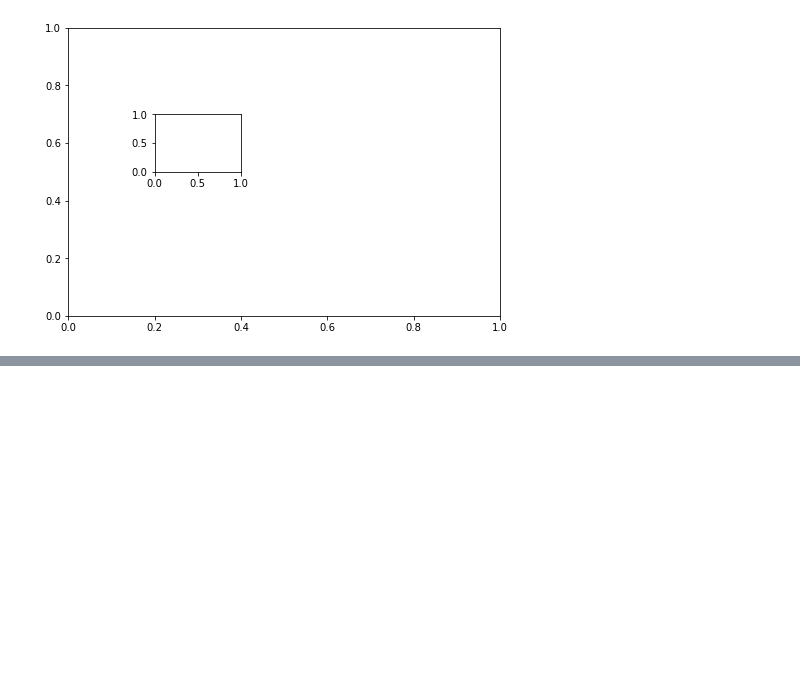
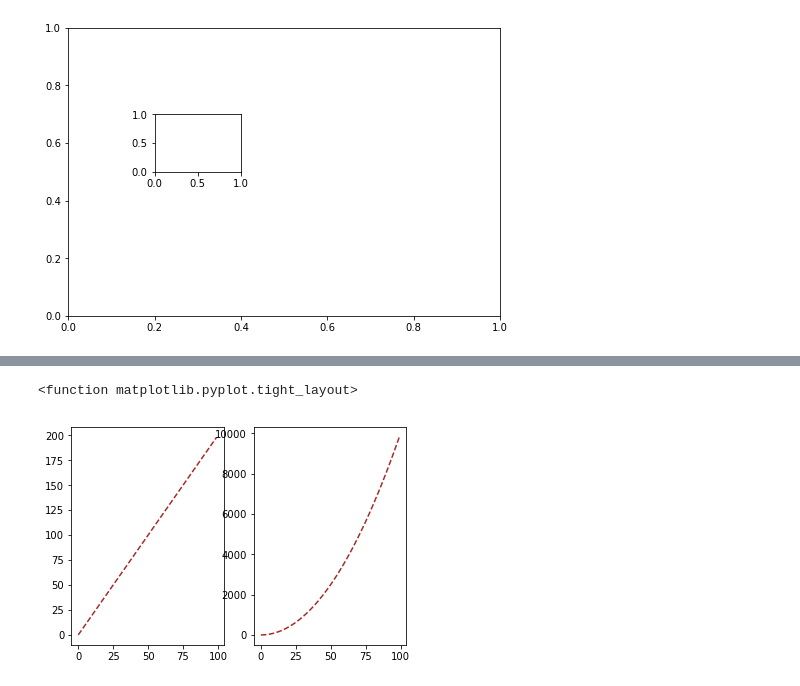
Before and after one commit to rakshithvasudev/Datascience-Prereqs, a Jupyter notebook: Matplotlib/matplotlib plots.ipynb, the cells around one changed output, grey strips where cells are left out. Cells and saved outputs as stored; diff of their text form; code cells hidden in the pictures; blank space fills up the shorter version.

Commit message:
Added subplots

```diff
--- a/Matplotlib/matplotlib plots.ipynb
+++ b/Matplotlib/matplotlib plots.ipynb
@@ -24,0 +35,8 @@ ax2 = fig.add_axes([0.2,0.5,0.2,0.2])
+# %%
+fig, axes = plt.subplots(1,2)
+axes[0].plot(x,y,'brown',ls='--')
+axes[1].plot(x,z,'brown',ls="--")
+plt.tight_layout
+# %% [output]
+<function matplotlib.pyplot.tight_layout>
+[figure, added]
```
Also changed, not shown: parts of 1 cell of this notebook.
